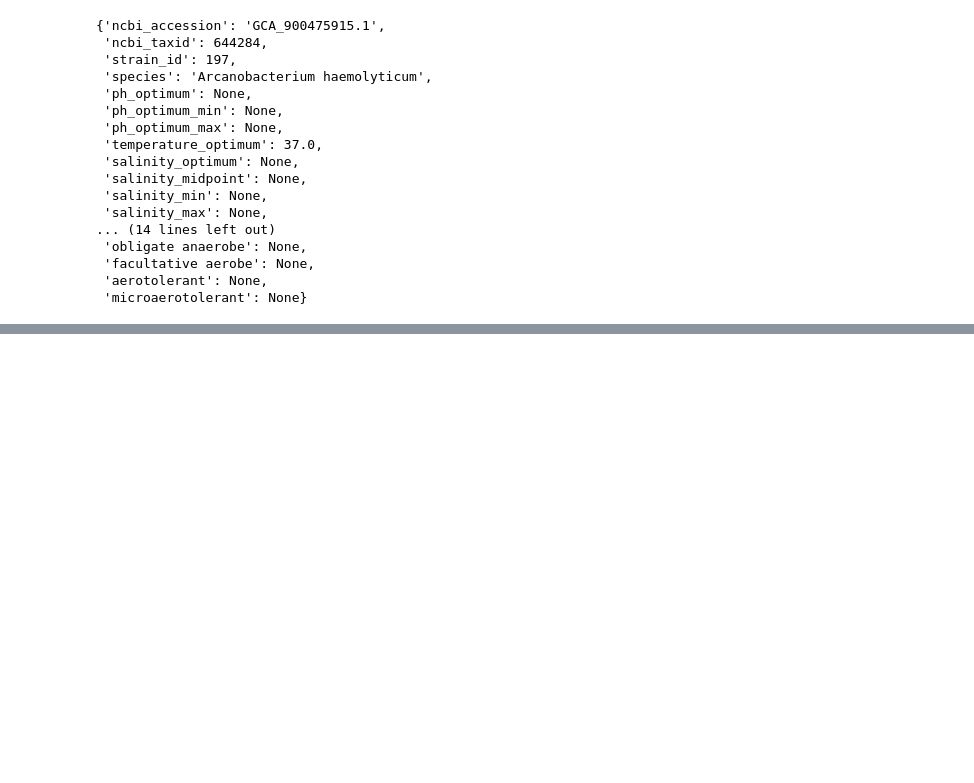
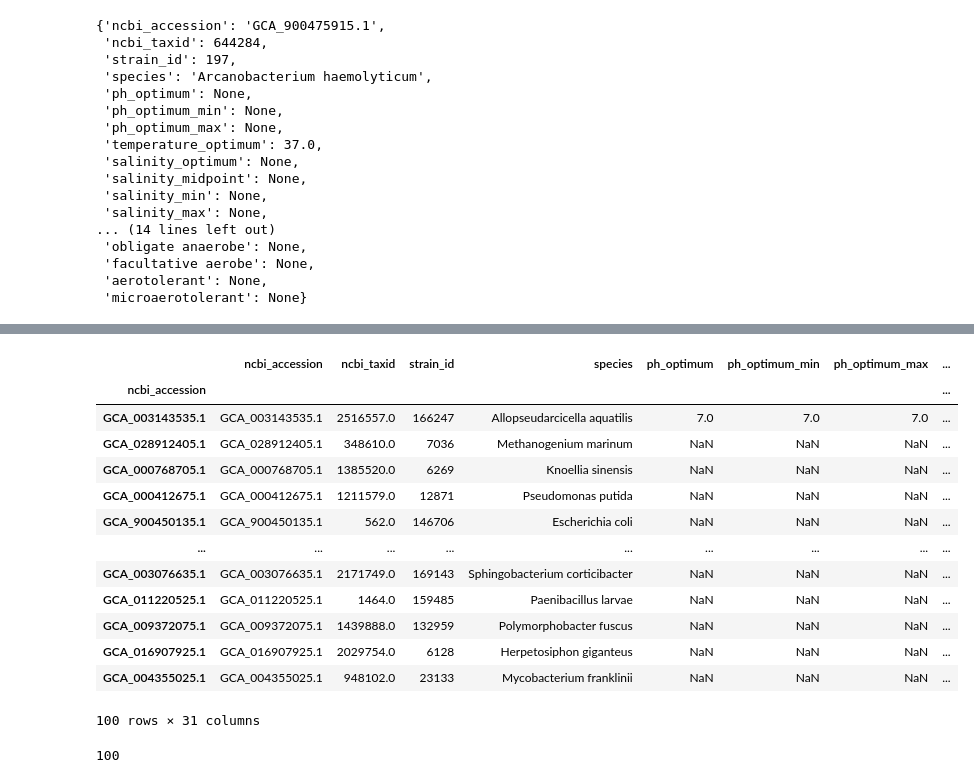
Before and after one commit to cultivarium/GenomeSPOT, a Jupyter notebook: notebooks/tutorial.ipynb, the cells around one changed output, grey strips where cells are left out. Drawn from its saved outputs; the diff is of its cells as text; code cells hidden in the pictures; blank space fills up the shorter version.

```diff
--- a/notebooks/tutorial.ipynb
+++ b/notebooks/tutorial.ipynb
@@ -675,0 +631,6 @@ ValueError: Invalid DNA sequence
+# %%
+#random_df = traits_df.sample(100, replace=False)
+#random_df.to_csv(test_trait_data)
+test_trait_data = '../tests/test_data/test_trait_data.tsv'
+traits_df = pd.read_csv(test_trait_data, sep='\t', index_col=0).set_index('ncbi_accession', drop=False)
+traits_df['salinity_optimum'].astype(float).describe()
@@ -675,0 +647,22 @@ ValueError: Invalid DNA sequence
+# %%
+traits_df
+# %% [output]
+|  | ncbi_accession | ncbi_taxid | strain_id | species | ph_optimum | ph_optimum_min | ph_optimum_max | ... |
+| ncbi_accession |  |  |  |  |  |  |  | ... |
+| GCA_003143535.1 | GCA_003143535.1 | 2516557.0 | 166247 | Allopseudarcicella aquatilis | 7.0 | 7.0 | 7.0 | ... |
+| GCA_028912405.1 | GCA_028912405.1 | 348610.0 | 7036 | Methanogenium marinum | NaN | NaN | NaN | ... |
+| GCA_000768705.1 | GCA_000768705.1 | 1385520.0 | 6269 | Knoellia sinensis | NaN | NaN | NaN | ... |
+| GCA_000412675.1 | GCA_000412675.1 | 1211579.0 | 12871 | Pseudomonas putida | NaN | NaN | NaN | ... |
+| GCA_900450135.1 | GCA_900450135.1 | 562.0 | 146706 | Escherichia coli | NaN | NaN | NaN | ... |
+| ... | ... | ... | ... | ... | ... | ... | ... | ... |
+| GCA_003076635.1 | GCA_003076635.1 | 2171749.0 | 169143 | Sphingobacterium corticibacter | NaN | NaN | NaN | ... |
+| GCA_011220525.1 | GCA_011220525.1 | 1464.0 | 159485 | Paenibacillus larvae | NaN | NaN | NaN | ... |
+| GCA_009372075.1 | GCA_009372075.1 | 1439888.0 | 132959 | Polymorphobacter fuscus | NaN | NaN | NaN | ... |
+| GCA_016907925.1 | GCA_016907925.1 | 2029754.0 | 6128 | Herpetosiphon giganteus | NaN | NaN | NaN | ... |
+| GCA_004355025.1 | GCA_004355025.1 | 948102.0 | 23133 | Mycobacterium franklinii | NaN | NaN | NaN | ... |
+100 rows × 31 columns
+# %%
+strain_ids = traits_df['strain_id'].tolist()
+len(strain_ids)
+# %% [output]
+100
```
Also changed, not shown: parts of 40 cells of this notebook, 16 other files.
